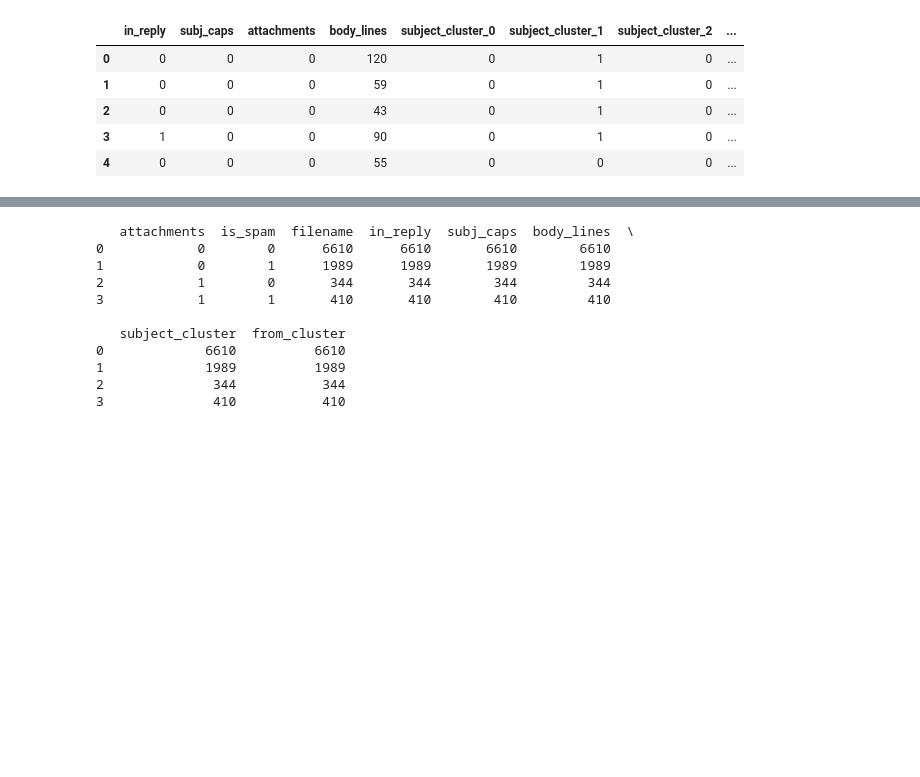
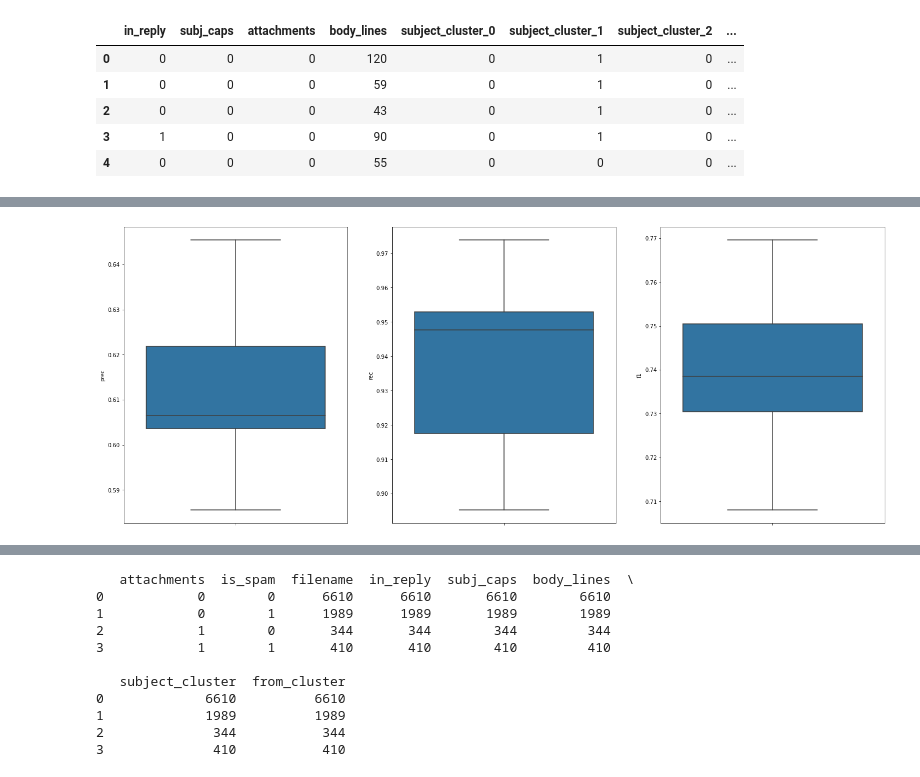
Before and after one commit to JosephLazarus/QTW, a Jupyter notebook: Case Study 3/Final Spam Filter.ipynb, the cells around one changed output, grey strips where cells are left out. Saved outputs shown, nothing was run; the diff lists cells and outputs as text; code cells hidden in the pictures; blank space fills up the shorter version.

```diff
--- a/Case Study 3/Final Spam Filter.ipynb
+++ b/Case Study 3/Final Spam Filter.ipynb
@@ -312,0 +323,15 @@ When VAR = 15
+# %%
+
+prec = scores['test_precision']
+rec = scores['test_recall']
+
+f1 = list(2*((prec*rec)/(prec+rec)))
+# print(f1)
+# plt.boxplot(f1)
+
+prec = list(prec)
+rec = list(rec)
+
+cv_df = pd.DataFrame(list(zip(prec, rec, f1)),
+               columns =['prec', 'rec', 'f1'])
+cv_df.describe()
@@ -313 +348,14 @@ When VAR = 15
+# %%
+import seaborn as sns
+
+i=0
+a4_dims = (25, 10)
+fig, axs = plt.subplots(ncols=3, figsize=a4_dims)
+
+
+for col in cv_df.columns:
+    sns.boxplot(y=cv_df[col], ax=axs[i])
+    i += 1
+# %% [output]
+[figure, added]
 # %%
```
Also changed, not shown: parts of 13 cells of this notebook.
